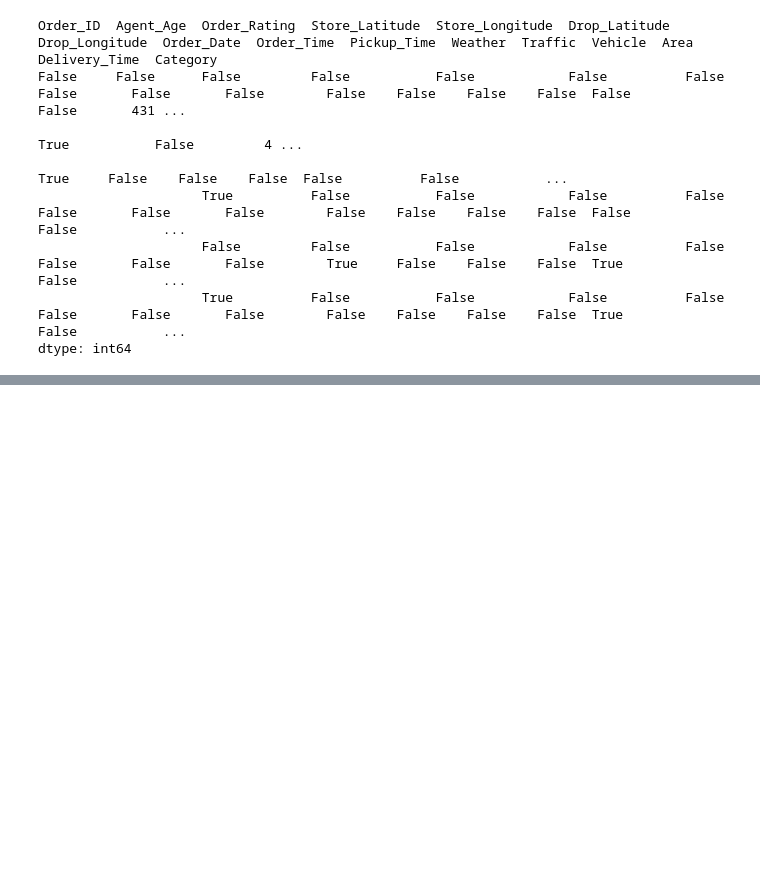
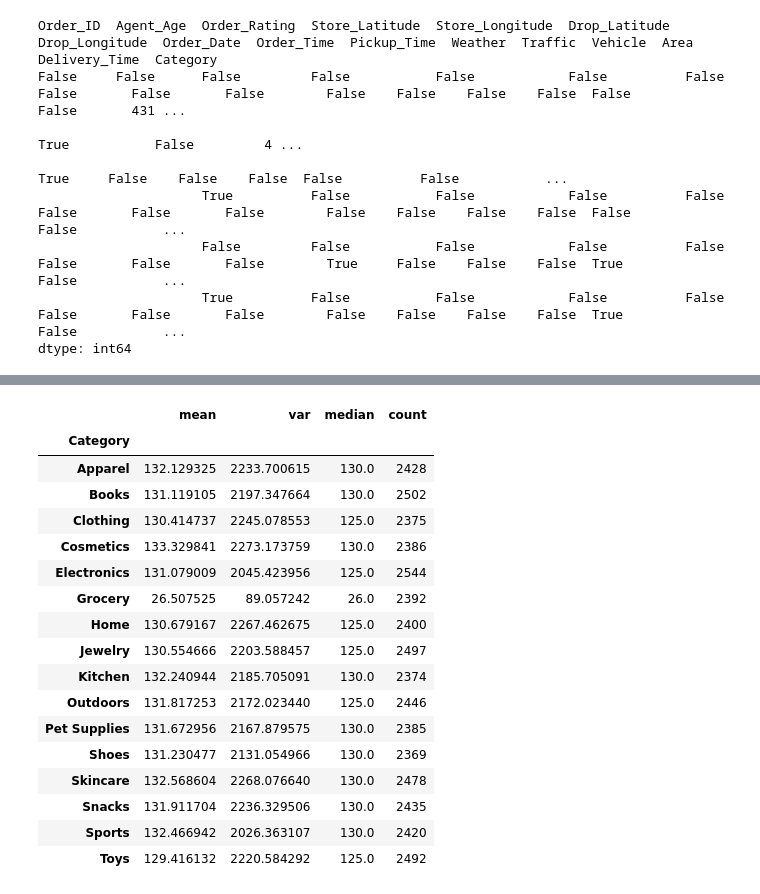
Before and after one commit to wonjoon123/wonjoon123.github.io, a Jupyter notebook: grosshackers/16기_퀘스트/DS/DataAnalysis/data_analysis.ipynb, the cells around one changed output, grey strips where cells are left out. Saved outputs shown, nothing was run; the diff lists cells and outputs as text; code cells hidden in the pictures; blank space fills up the shorter version.

```diff
--- a/grosshackers/16기_퀘스트/DS/DataAnalysis/data_analysis.ipynb
+++ b/grosshackers/16기_퀘스트/DS/DataAnalysis/data_analysis.ipynb
@@ -69,6 +66 @@ df['Agent_Age'].value_counts()
 Name: Agent_Age, dtype: int64
-# %%
-pd.options.display.min_rows = 40
-
-df = df[df['Store_Latitude'] !='infinite']
-df
@@ -93,0 +126,21 @@ df
+# %%
+df.groupby('Category').agg(['mean','var','median','count'])['Delivery_Time']
+# %% [output]
+|  | mean | var | median | count |
+| Category |  |  |  |  |
+| Apparel | 132.129325 | 2233.700615 | 130.0 | 2428 |
+| Books | 131.119105 | 2197.347664 | 130.0 | 2502 |
+| Clothing | 130.414737 | 2245.078553 | 125.0 | 2375 |
+| Cosmetics | 133.329841 | 2273.173759 | 130.0 | 2386 |
+| Electronics | 131.079009 | 2045.423956 | 125.0 | 2544 |
+| Grocery | 26.507525 | 89.057242 | 26.0 | 2392 |
+| Home | 130.679167 | 2267.462675 | 125.0 | 2400 |
+| Jewelry | 130.554666 | 2203.588457 | 125.0 | 2497 |
+| Kitchen | 132.240944 | 2185.705091 | 130.0 | 2374 |
+| Outdoors | 131.817253 | 2172.023440 | 125.0 | 2446 |
+| Pet Supplies | 131.672956 | 2167.879575 | 130.0 | 2385 |
+| Shoes | 131.230477 | 2131.054966 | 130.0 | 2369 |
+| Skincare | 132.568604 | 2268.076640 | 130.0 | 2478 |
+| Snacks | 131.911704 | 2236.329506 | 130.0 | 2435 |
+| Sports | 132.466942 | 2026.363107 | 130.0 | 2420 |
+| Toys | 129.416132 | 2220.584292 | 125.0 | 2492 |
```
Also changed, not shown: parts of 11 cells of this notebook, 2 other files.
